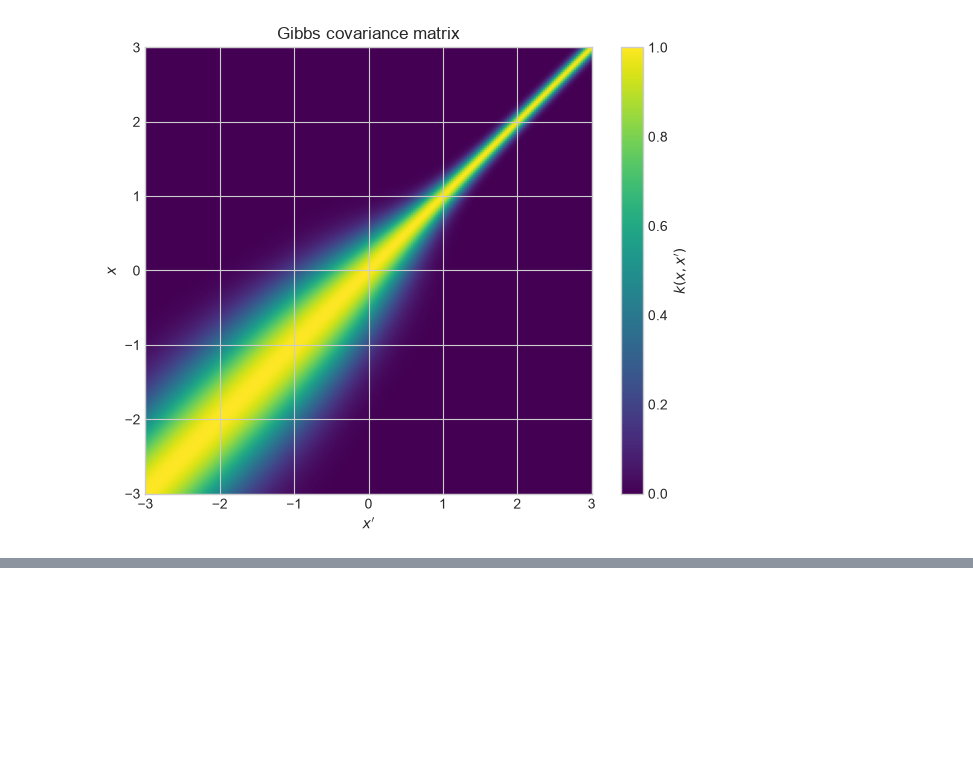
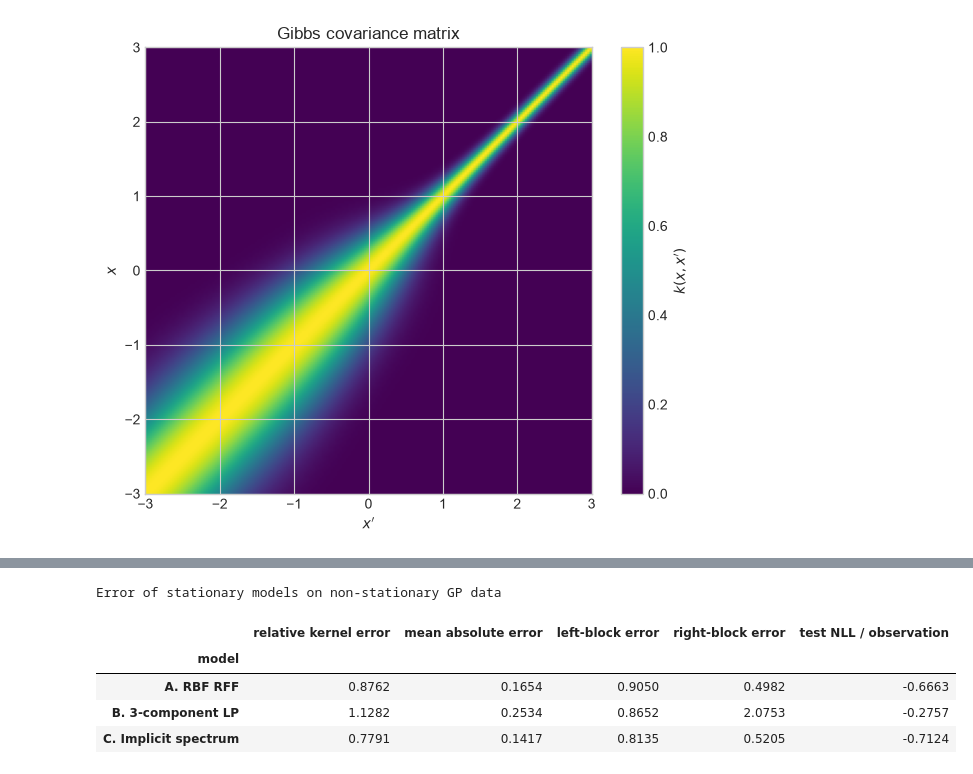
Before and after one commit to OLMOS-PM/GPPS_2026, a Jupyter notebook: 5-gp_nonstationary_kernels.ipynb, the cells around one changed output, grey strips where cells are left out. Cells and saved outputs as stored; diff of their text form; code cells hidden in the pictures; blank space fills up the shorter version.

```diff
--- a/5-gp_nonstationary_kernels.ipynb
+++ b/5-gp_nonstationary_kernels.ipynb
@@ -199,0 +369,45 @@ plt.show()
+# %%
+stationary_models = {
+    "A. RBF RFF": (rbf_model, rbf_likelihood),
+    "B. 3-component LP": (lp_model, lp_likelihood),
+    "C. Implicit spectrum": (implicit_model, implicit_likelihood),
+}
+
+def learned_signal_covariance(model, x_tensor):
+    model.eval()
+    with torch.no_grad():
+        return model.covar_module(x_tensor).to_dense().cpu().numpy()
+
+def relative_frobenius(estimate, target):
+    return np.linalg.norm(estimate - target, ord="fro") / np.linalg.norm(target, ord="fro")
+
+left_block = np.ix_(x < -1.0, x < -1.0)
+right_block = np.ix_(x > 1.0, x > 1.0)
+learned_covariances = {}
+comparison_rows = []
+
+for name, (model, likelihood) in stationary_models.items():
+    covariance = learned_signal_covariance(model, train_x_tensor)
+    learned_covariances[name] = covariance
+    comparison_rows.append({
+        "model": name,
+        "relative kernel error": relative_frobenius(covariance, K),
+        "mean absolute error": np.mean(np.abs(covariance - K)),
+        "left-block error": relative_frobenius(covariance[left_block], K[left_block]),
+        "right-block error": relative_frobenius(covariance[right_block], K[right_block]),
+        "test NLL / observation": mean_negative_log_likelihood(
+            model, likelihood, train_x_tensor, test_curves_tensor
+        ),
+    })
+
+comparison_table = pd.DataFrame(comparison_rows).set_index("model")
+display(comparison_table.style.format(precision=4).set_caption(
+    "Error of stationary models on non-stationary GP data"
+))
+# %% [output]
+Error of stationary models on non-stationary GP data
+|  | relative kernel error | mean absolute error | left-block error | right-block error | test NLL / observation |
+| model |  |  |  |  |  |
+| A. RBF RFF | 0.8762 | 0.1654 | 0.9050 | 0.4982 | -0.6663 |
+| B. 3-component LP | 1.1282 | 0.2534 | 0.8652 | 2.0753 | -0.2757 |
+| C. Implicit spectrum | 0.7791 | 0.1417 | 0.8135 | 0.5205 | -0.7124 |
```
Also changed, not shown: parts of 17 cells of this notebook.
